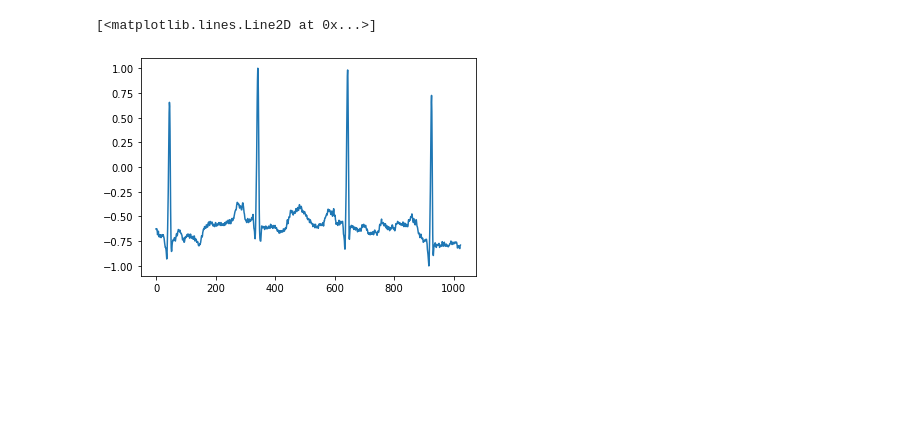
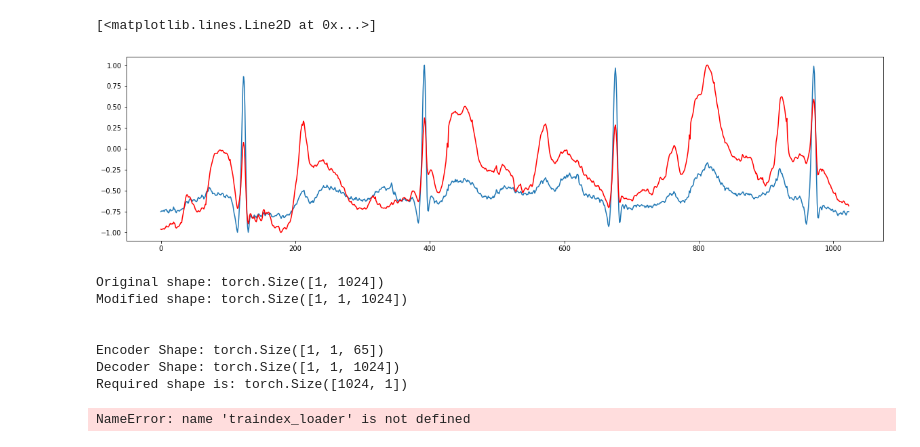
Before and after one commit to enzlaur/pytorch-ml-tuts, a Jupyter notebook: scratch07.ipynb, the cells around one changed output. Drawn from its saved outputs; the diff is of its cells as text; code cells hidden in the pictures; blank space fills up the shorter version.

Commit message:
Rest push
Rewriting training for 07

```diff
--- a/scratch07.ipynb
+++ b/scratch07.ipynb
@@ -82,5 +28,11 @@ for i, data in enumerate( sig_y ):
 # %%
+# e24 File
 e24 = np.load('all_none_fs1024_e24.npy')
-e24 = torch.from_numpy(e24)
+e24 = torch.from_numpy(e24).cuda()
 # Reshape e24
 e24 = e24.view( (e24.shape[0], e24.shape[2], e24.shape[1]))
+# e06 File
+e06 = np.load('all_none_fs1024_e06.npy')
+e06 = torch.from_numpy(e06).cuda()
+# Reshape e06
+e06 = e06.view( (e06.shape[0], e06.shape[2], e06.shape[1]))
@@ -108,5 +38,0 @@ Original e24: torch.Size([5544, 1, 1024])
-# %%
-plt.plot( e24_norm_prime[0][0] )
-# %% [output]
-[<matplotlib.lines.Line2D at 0x...>]
-[figure, removed]
@@ -112,0 +124,45 @@ plt.plot( e24_norm_prime[0][0] )
+# %%
+ecg_noisy_tensor = e06
+ecg_clean_tensor = e24
+# Preview ECG data
+index = 8
+plt.figure( figsize=(20,5) )
+plt.plot( ecg_clean_tensor[index][0].cpu() )
+plt.plot( ecg_noisy_tensor[index][0].cpu(), c='red' )
+# %% [output]
+[<matplotlib.lines.Line2D at 0x...>]
+[figure, added]
+# %%
+# ============================================
+# Run this part to test if your data is properly shaped with the model
+# ============================================
+model = ae_sampler().cuda()
+model.double() # Since data is using double, force model to use double rather than floatType
+
+# Data below is double dtype
+temp_data = ecg_noisy_tensor[3]
+print( f'Original shape: {temp_data.shape}')
+
+# Change the shape/view of the data (this will be the shape to be used when iterating from the loader) (1, 1, 1024)
+temp_data = temp_data.view( 1, ecg_clean_tensor.shape[1], ecg_clean_tensor.shape[2])
+print( f'Modified shape: {temp_data.shape}')
+
+# Check if model will accept the data's new shape
+encoder = model.encoder( temp_data )
+decoder = model.decoder( encoder )
+
+print("\n")
+print( f'Encoder Shape: {encoder.shape}' )
+print( f'Decoder Shape: {decoder.shape}' )
+
+temp_preview = ecg_noisy_tensor[3].cpu()
+temp_preview = temp_preview.view( temp_preview.shape[1], temp_preview.shape[0])
+print( f'Required shape is: {temp_preview.shape}')
+# %% [output]
+Original shape: torch.Size([1, 1024])
+Modified shape: torch.Size([1, 1, 1024])
+
+
+Encoder Shape: torch.Size([1, 1, 65])
+Decoder Shape: torch.Size([1, 1, 1024])
+Required shape is: torch.Size([1024, 1])
@@ -112,0 +220,7 @@ plt.plot( e24_norm_prime[0][0] )
+# %%
+model = ae_sampler().cuda()
+model.double()
+losses = train_model( model, traindex_loader, 10)
+# train_model( ae_sampler, noiseloader, 1)
+# %% [output]
+NameError: name 'traindex_loader' is not defined
```
Also changed, not shown: parts of 14 cells of this notebook, 1 other file.
